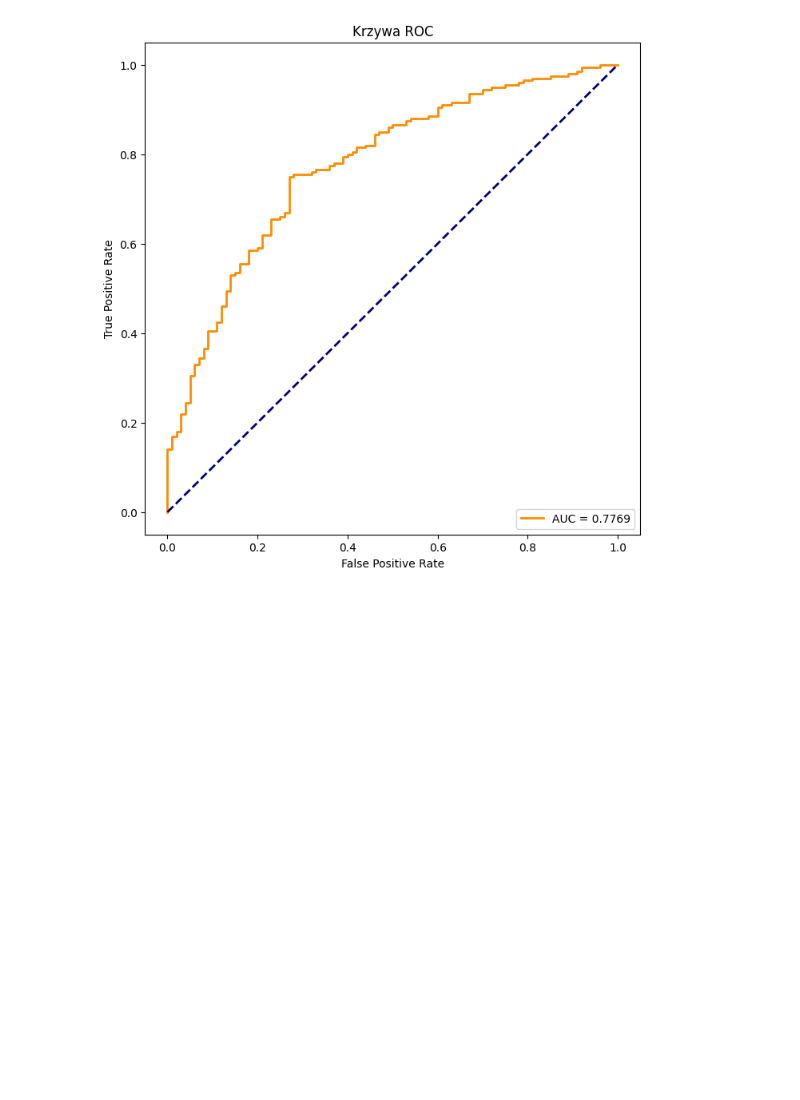
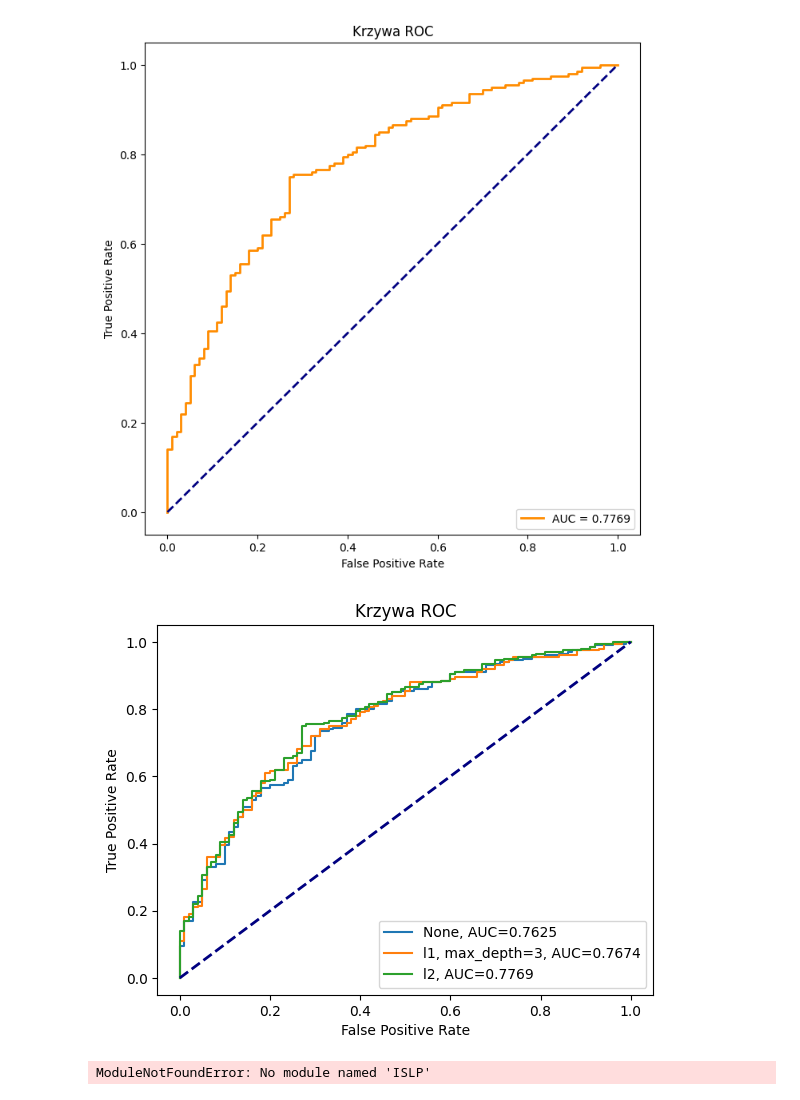
Before and after one commit to kzdunczyk/pw, a Jupyter notebook: hm2/homework2.ipynb, the cells around one changed output. Cells and saved outputs as stored; diff of their text form; code cells hidden in the pictures; blank space fills up the shorter version.

```diff
--- a/hm2/homework2.ipynb
+++ b/hm2/homework2.ipynb
@@ -79,9 +79,11 @@ Wartość AUC: 0.7625
 [figure]
 # %%
 #model regresji logistycznej z regularyzacją L1
-model_l1 = LogisticRegression(penalty='l1', solver = 'liblinear')
+model_l1 = LogisticRegression(penalty='l1')
 param_grid = {
-    'C': [10, 5, 2, 1, 0.5, 0.1, 0.01, 0.005]
+    'C': [10, 5, 2, 1, 0.5, 0.1, 0.01, 0.005],
+    'solver' : ['liblinear','saga'],
+    'max_iter' : [100,300]
 }
 
 
@@ -148,7 +133,7 @@ Name: Variable, dtype: object
 # %%
 
 #model regresji logistycznej z regularyzacją L2
-model_l1 = LogisticRegression(penalty='l2')
+model_l2 = LogisticRegression(penalty='l2')
 param_grid = {
     'C': [10, 5, 2, 1, 0.5, 0.1, 0.01, 0.005],
     'solver' : ['lbfgs','liblinear','newton-cg','newton-cholesky',
@@ -158,7 +143,7 @@ param_grid = {
 
 
 # Utwórz obiekt GridSearchCV
-grid_search = GridSearchCV(model_l1, param_grid, cv=5, scoring='accuracy')
+grid_search = GridSearchCV(model_l2, param_grid, cv=5, scoring='accuracy')
 
 # Dopasuj model do danych treningowych
 grid_search.fit(X_train, y_train)
@@ -217,3 +202,40 @@ Precyzja: 0.7521
 Czułość: 0.8800
 Wartość AUC: 0.7769
 [figure]
+# %%
+# 3 na raz
+model_lr = LogisticRegression(penalty = None , max_iter = 300).fit(X_train,y_train)
+model_l1 = LogisticRegression(penalty='l1' ,C =  0.5, max_iter =  100, solver= 'liblinear').fit(X_train, y_train)
+model_l2 = LogisticRegression(penalty='l2',C= 0.1, max_iter= 100, solver = 'newton-cg').fit(X_train, y_train)
+
+pred1 = model_lr.predict_proba(X_test)
+pred2 = model_l1.predict_proba(X_test)
+pred3 = model_l2.predict_proba(X_test)
+
+
+fpr, tpr, thresholds = roc_curve(y_test, pred1[:,1])
+plt.plot(fpr,tpr,label="None, AUC="+str(round(roc_auc_score(y_test, pred1[:,1]), 4)))
+fpr, tpr, thresholds = roc_curve(y_test, pred2[:,1])
+plt.plot(fpr,tpr,label="l1, max_depth=3, AUC="+str(round(roc_auc_score(y_test, pred2[:,1]), 4)))
+fpr, tpr, thresholds = roc_curve(y_test, pred3[:,1])
+plt.plot(fpr,tpr,label="l2, AUC="+str(round(roc_auc_score(y_test, pred3[:,1]), 4)))
+plt.plot([0, 1], [0, 1], color='navy', lw=2, linestyle='--')
+plt.xlabel('False Positive Rate')
+plt.ylabel('True Positive Rate')
+plt.title('Krzywa ROC')
+plt.legend(loc='lower right')
+plt.show()
+# %% [output]
+[figure, added]
+# %%
+from sklearn.svm import SVC
+
+
+svm_linear = SVC(C = 10, kernel = 'linear')
+svm_linear.fit(X, y)
+
+
+fig, ax = plt.subplots()
+plot_svm(X, y, svm_linear, ax=ax)
+# %% [output]
+ModuleNotFoundError: No module named 'ISLP'
```
Also changed, not shown: parts of 1 cell of this notebook.
